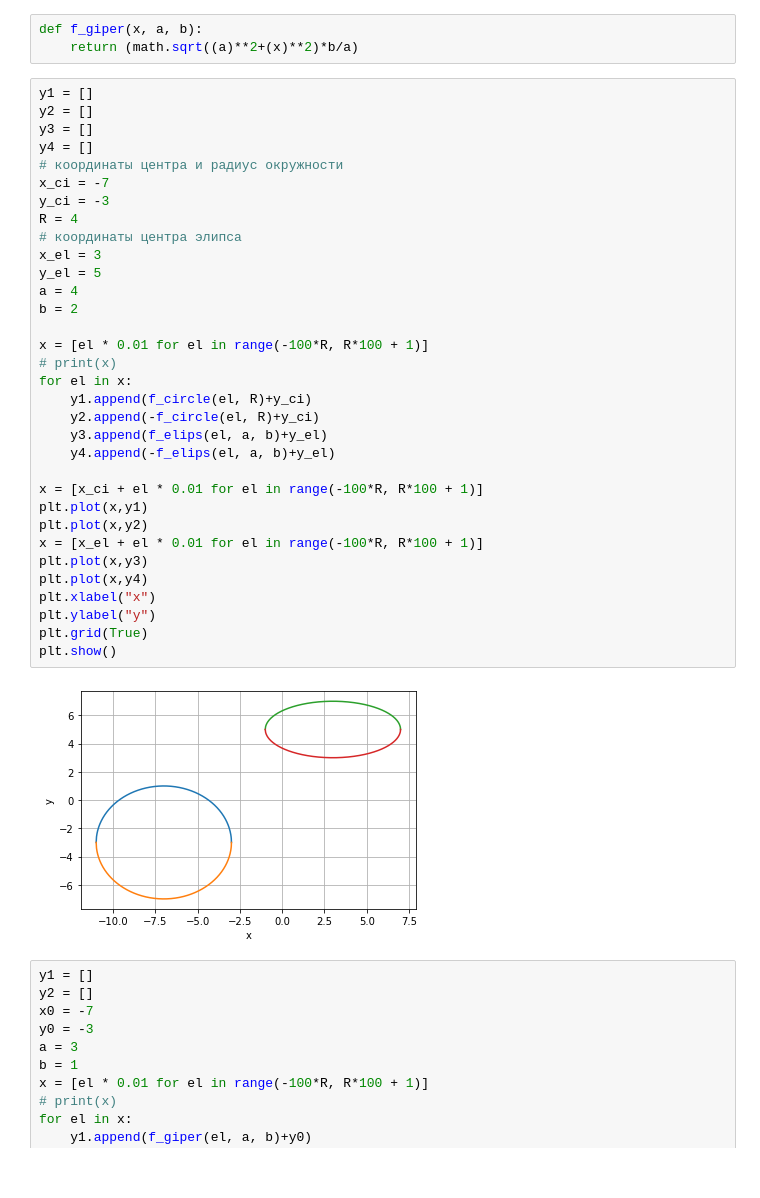
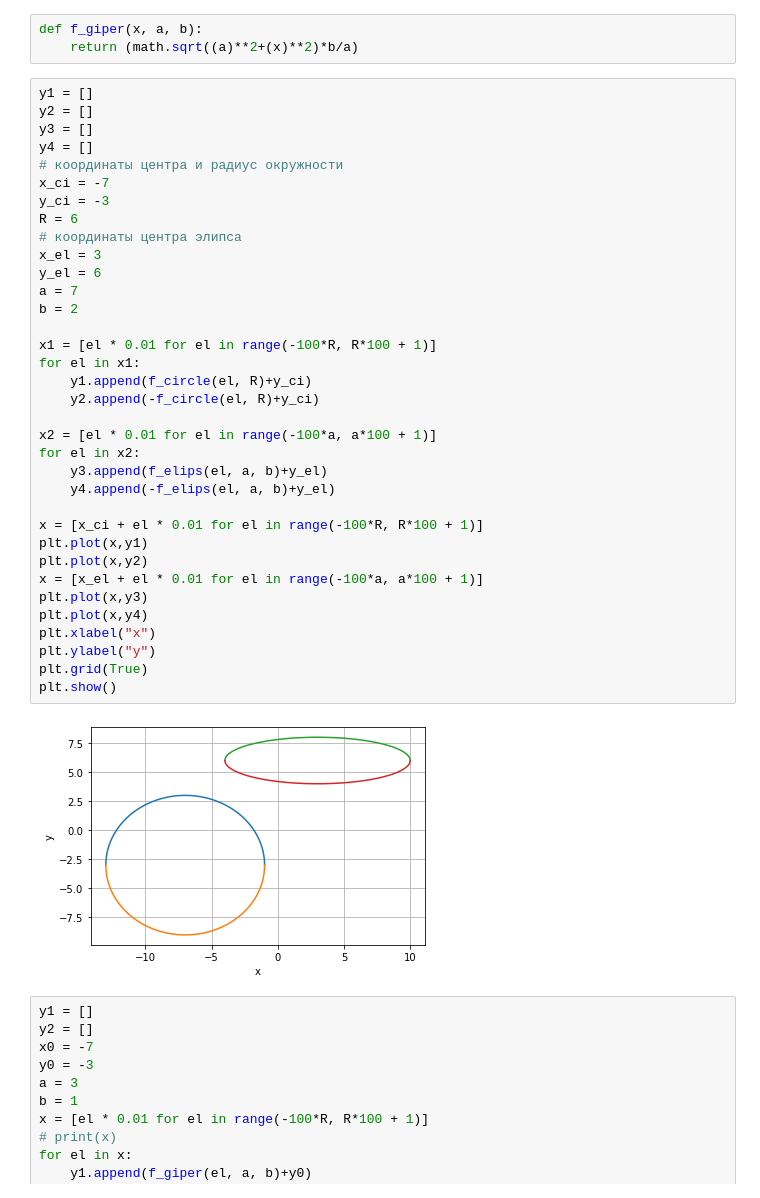
Before and after one commit to VadPA/Introduction-to-Higher-Mathematics, a Jupyter notebook: task_1_for_lesson_2.ipynb, the cells around one changed output. Drawn from its saved outputs; the diff is of its cells as text.

```diff
--- a/task_1_for_lesson_2.ipynb
+++ b/task_1_for_lesson_2.ipynb
@@ -79,38 +79,40 @@ def f_giper(x, a, b):
 # %%
 y1 = []
 y2 = []
 y3 = []
 y4 = []
 # координаты центра и радиус окружности
 x_ci = -7
 y_ci = -3
-R = 4
+R = 6
 # координаты центра элипса
 x_el = 3
-y_el = 5
-a = 4
+y_el = 6
+a = 7
 b = 2
 
-x = [el * 0.01 for el in range(-100*R, R*100 + 1)]
-# print(x)
-for el in x:
+x1 = [el * 0.01 for el in range(-100*R, R*100 + 1)]
+for el in x1:
     y1.append(f_circle(el, R)+y_ci)
     y2.append(-f_circle(el, R)+y_ci)
+
+x2 = [el * 0.01 for el in range(-100*a, a*100 + 1)]
+for el in x2:
     y3.append(f_elips(el, a, b)+y_el)
     y4.append(-f_elips(el, a, b)+y_el)
 
 x = [x_ci + el * 0.01 for el in range(-100*R, R*100 + 1)]
 plt.plot(x,y1)
 plt.plot(x,y2)
-x = [x_el + el * 0.01 for el in range(-100*R, R*100 + 1)]
+x = [x_el + el * 0.01 for el in range(-100*a, a*100 + 1)]
 plt.plot(x,y3)
 plt.plot(x,y4)
 plt.xlabel("x")
 plt.ylabel("y")
 plt.grid(True)
 plt.show()
 # %% [output]
-[figure, old version]
+[figure, new version]
 # %%
 y1 = []
 y2 = []
```
